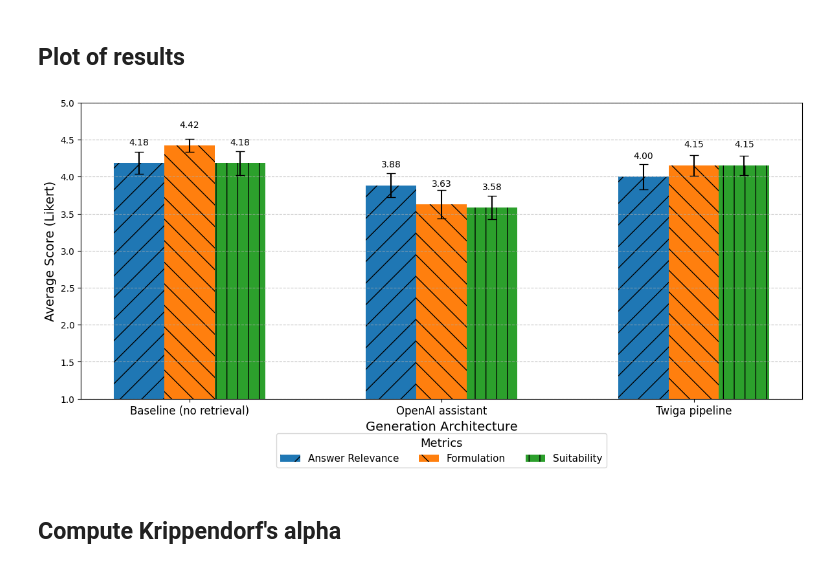
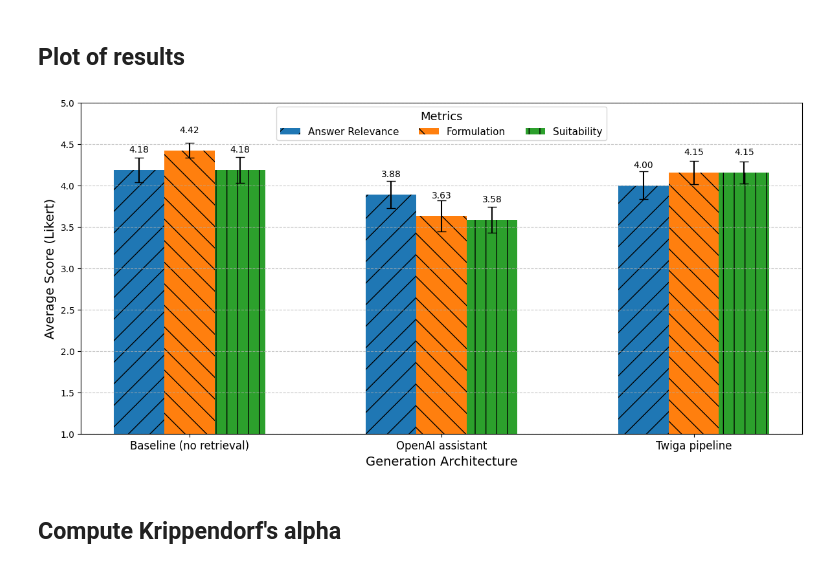
Before and after one commit to jurmy24/twiga-thesis, a Jupyter notebook: evals/human/mdg_evals.ipynb, the cells around one changed output. Saved outputs shown, nothing was run; the diff lists cells and outputs as text; code cells hidden in the pictures.

```diff
--- a/evals/human/mdg_evals.ipynb
+++ b/evals/human/mdg_evals.ipynb
@@ -368,35 +368,35 @@ positions = np.arange(len(pipelines))
 offsets = np.linspace(-bar_width, bar_width, len(metrics))
 
 # Plotting
 for i, (metric, title, color, hatch) in enumerate(zip(metrics, titles, colors, hatches)):
     means = [results_df.loc[pipeline, metric] for pipeline in pipelines]
     errors = [standard_errors_df.loc[pipeline, metric] for pipeline in pipelines]
     bars = ax.bar(positions + offsets[i], means, yerr=errors, capsize=5, width=bar_width, color=color, label=title, hatch=hatch)
 
     # Adding data labels
     for bar in bars:
         height = bar.get_height()
         ax.annotate(f'{height:.2f}',
                     xy=(bar.get_x() + bar.get_width() / 2, height),
                     xytext=(0, 18),  # 3 points vertical offset
                     textcoords="offset points",
                     ha='center', va='bottom')
 
 # Customizing the plot
 ax.set_ylim(1, 5)
 ax.set_ylabel('Average Score (Likert)', fontsize=14)
 ax.set_xlabel('Generation Architecture', fontsize=14)
 ax.set_xticks(positions)
 ax.set_xticklabels(['Baseline (no retrieval)', 'OpenAI assistant', 'Twiga pipeline'], fontsize=12)
-ax.legend(title='Metrics', title_fontsize='13', fontsize='11', loc='lower center', bbox_to_anchor=(0.5, 1.05), ncol=3)
+ax.legend(title='Metrics', title_fontsize='13', fontsize='11', loc='lower center', bbox_to_anchor=(0.5, 0.87), ncol=3)
 
 # Add grid lines
 ax.yaxis.grid(True, linestyle='--', alpha=0.7)
 
 plt.tight_layout(rect=[0, 0, 1, 1],h_pad=0.5)
 plt.show()
 # %% [output]
-[figure, old version]
+[figure, new version]
 # %% [markdown]
 ## Compute Krippendorf's alpha
 # %%
```
Also changed, not shown: 2 other files.
